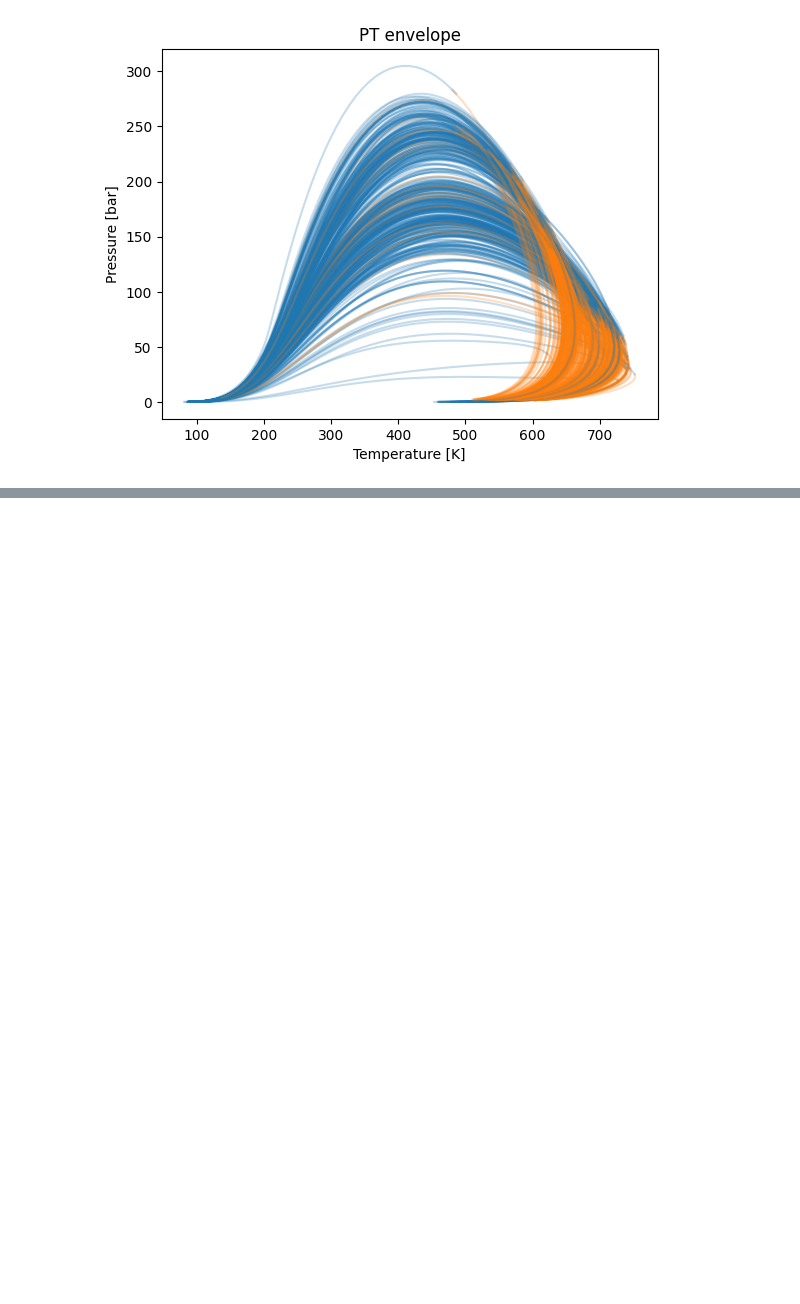
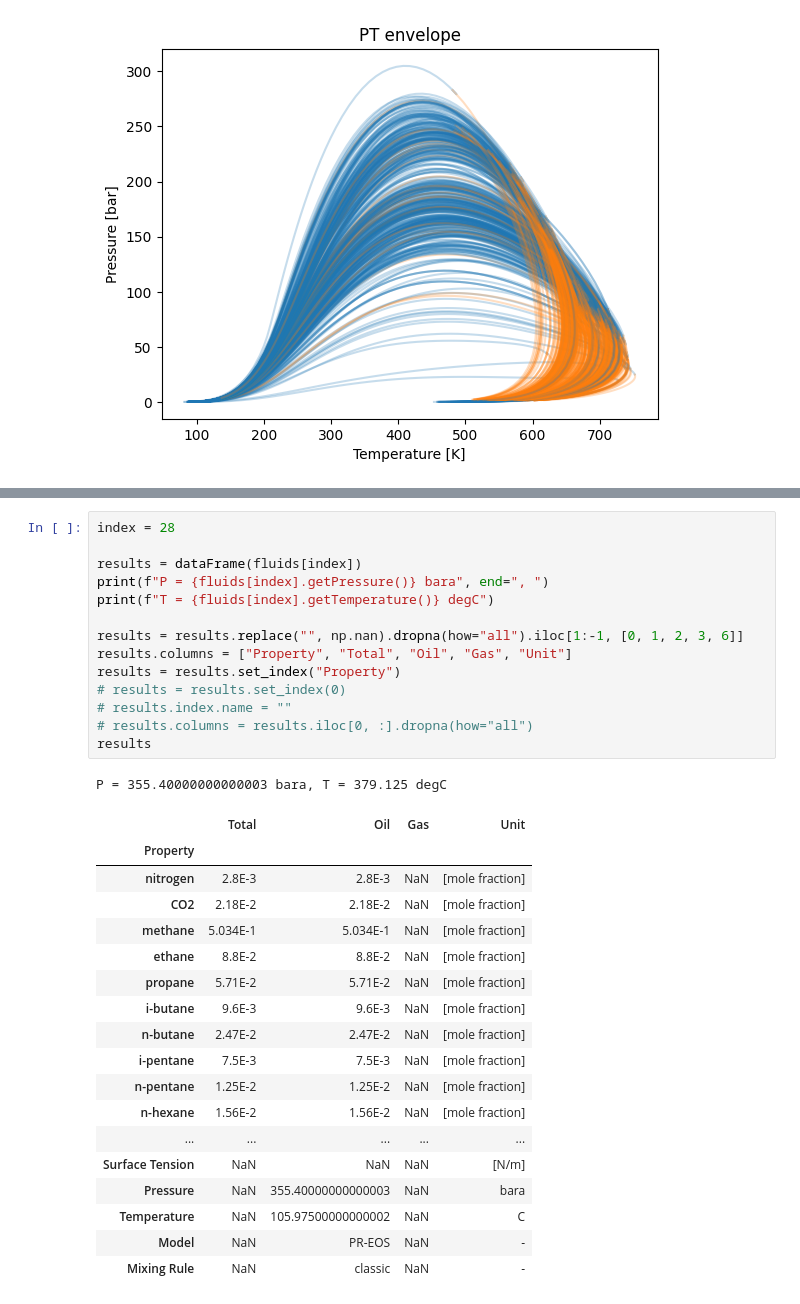
Before and after one commit to antonionicampos/nn-flash, a Jupyter notebook: simulations/TPflash.ipynb, the cells around one changed output, grey strips where cells are left out. Cells and saved outputs as stored; diff of their text form; blank space fills up the shorter version.

```diff
--- a/simulations/TPflash.ipynb
+++ b/simulations/TPflash.ipynb
@@ -197,0 +200,34 @@ dataFrame(fluid1)
+# %%
+index = 28
+
+results = dataFrame(fluids[index])
+print(f"P = {fluids[index].getPressure()} bara", end=", ")
+print(f"T = {fluids[index].getTemperature()} degC")
+
+results = results.replace("", np.nan).dropna(how="all").iloc[1:-1, [0, 1, 2, 3, 6]]
+results.columns = ["Property", "Total", "Oil", "Gas", "Unit"]
+results = results.set_index("Property")
+# results = results.set_index(0)
+# results.index.name = ""
+# results.columns = results.iloc[0, :].dropna(how="all")
+results
+# %% [output]
+P = 355.40000000000003 bara, T = 379.125 degC
+|  | Total | Oil | Gas | Unit |
+| Property |  |  |  |  |
+| nitrogen | 2.8E-3 | 2.8E-3 | NaN | [mole fraction] |
+| CO2 | 2.18E-2 | 2.18E-2 | NaN | [mole fraction] |
+| methane | 5.034E-1 | 5.034E-1 | NaN | [mole fraction] |
+| ethane | 8.8E-2 | 8.8E-2 | NaN | [mole fraction] |
+| propane | 5.71E-2 | 5.71E-2 | NaN | [mole fraction] |
+| i-butane | 9.6E-3 | 9.6E-3 | NaN | [mole fraction] |
+| n-butane | 2.47E-2 | 2.47E-2 | NaN | [mole fraction] |
+| i-pentane | 7.5E-3 | 7.5E-3 | NaN | [mole fraction] |
+| n-pentane | 1.25E-2 | 1.25E-2 | NaN | [mole fraction] |
+| n-hexane | 1.56E-2 | 1.56E-2 | NaN | [mole fraction] |
+| ... | ... | ... | ... | ... |
+| Surface Tension | NaN | NaN | NaN | [N/m] |
+| Pressure | NaN | 355.40000000000003 | NaN | bara |
+| Temperature | NaN | 105.97500000000002 | NaN | C |
+| Model | NaN | PR-EOS | NaN | - |
+| Mixing Rule | NaN | classic | NaN | - |
```
Also changed, not shown: parts of 6 cells of this notebook.
